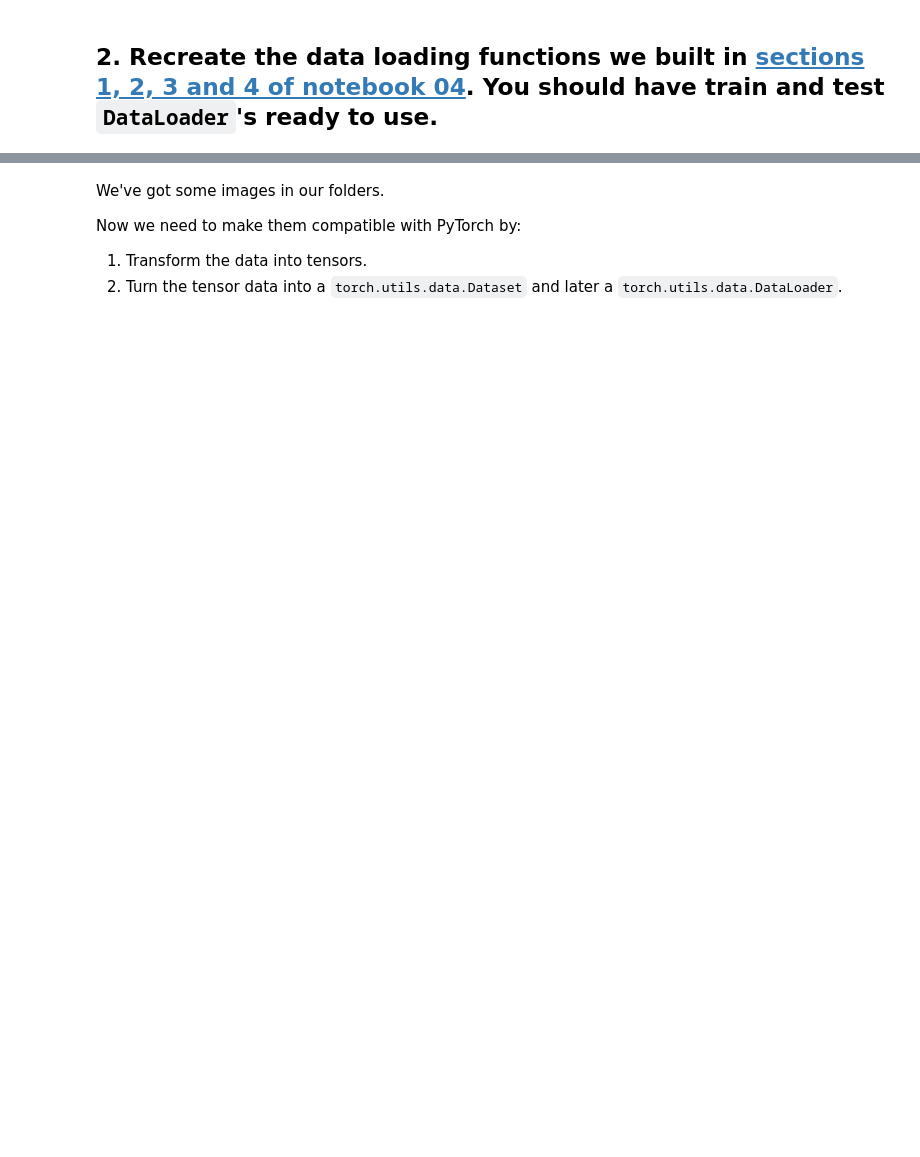
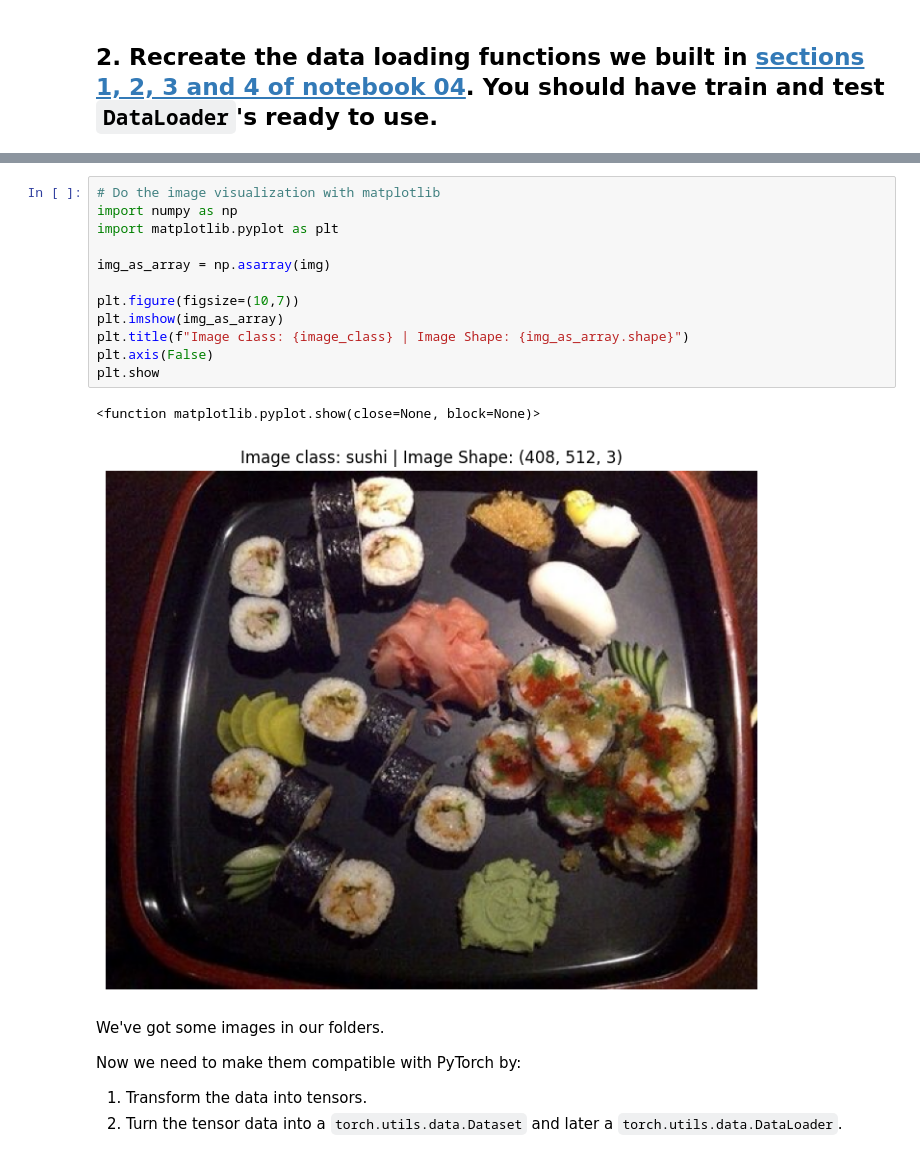
Before and after one commit to Zack202/Pytorch, a Jupyter notebook: 04_pytorch_custom_datasets_exercises.ipynb, the cells around one changed output, grey strips where cells are left out. Cells and saved outputs as stored; diff of their text form; blank space fills up the shorter version.

```diff
--- a/04_pytorch_custom_datasets_exercises.ipynb
+++ b/04_pytorch_custom_datasets_exercises.ipynb
@@ -75,3 +142,18 @@ def walk_through_dir(dir_path):
+# %%
+# Do the image visualization with matplotlib
+import numpy as np
+import matplotlib.pyplot as plt
+
+img_as_array = np.asarray(img)
+
+plt.figure(figsize=(10,7))
+plt.imshow(img_as_array)
+plt.title(f"Image class: {image_class} | Image Shape: {img_as_array.shape}")
+plt.axis(False)
+plt.show
+# %% [output]
+<function matplotlib.pyplot.show(close=None, block=None)>
+[figure, added]
 # %% [markdown]
 We've got some images in our folders.
 
```
Also changed, not shown: parts of 38 cells of this notebook, 1 other file.
